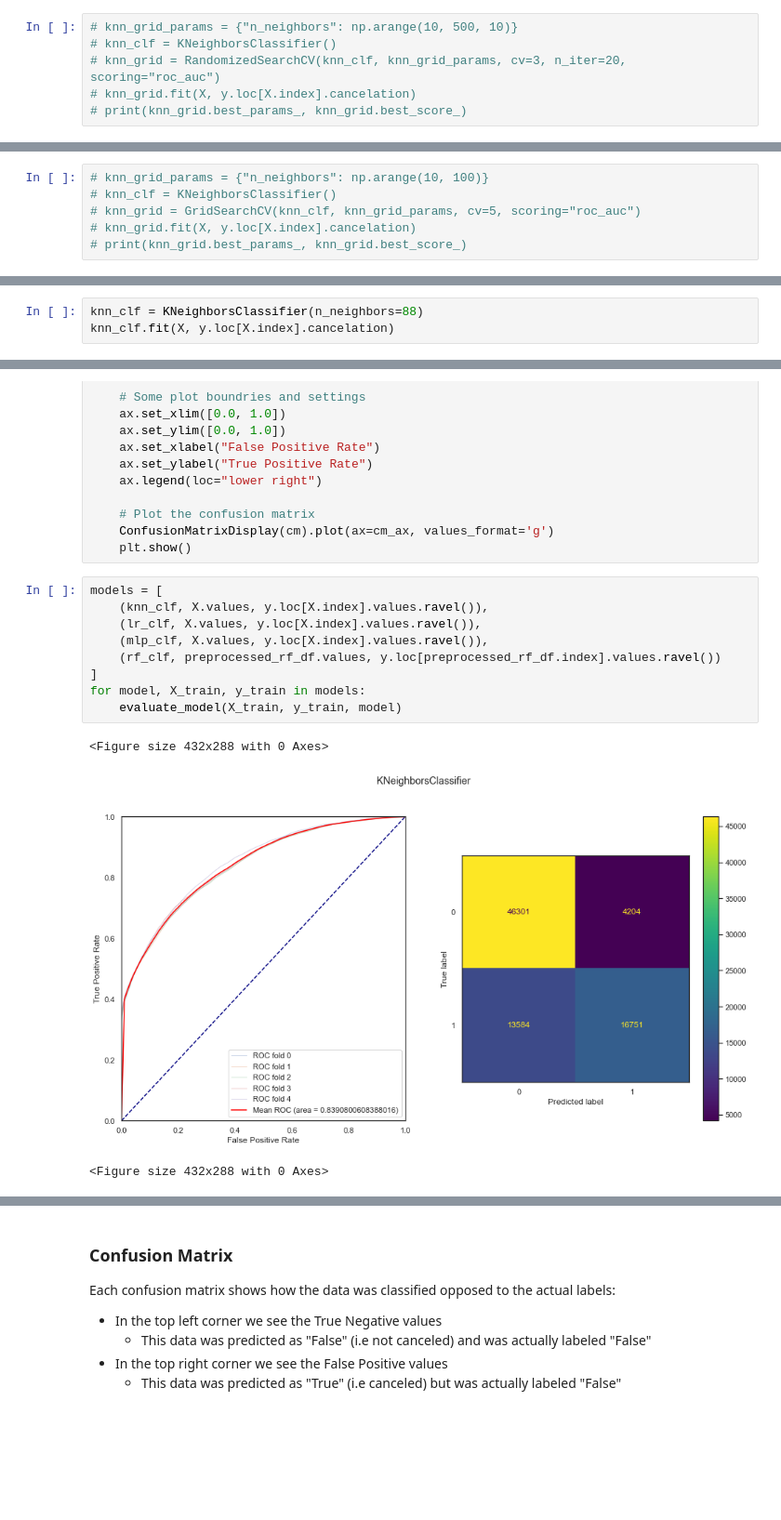
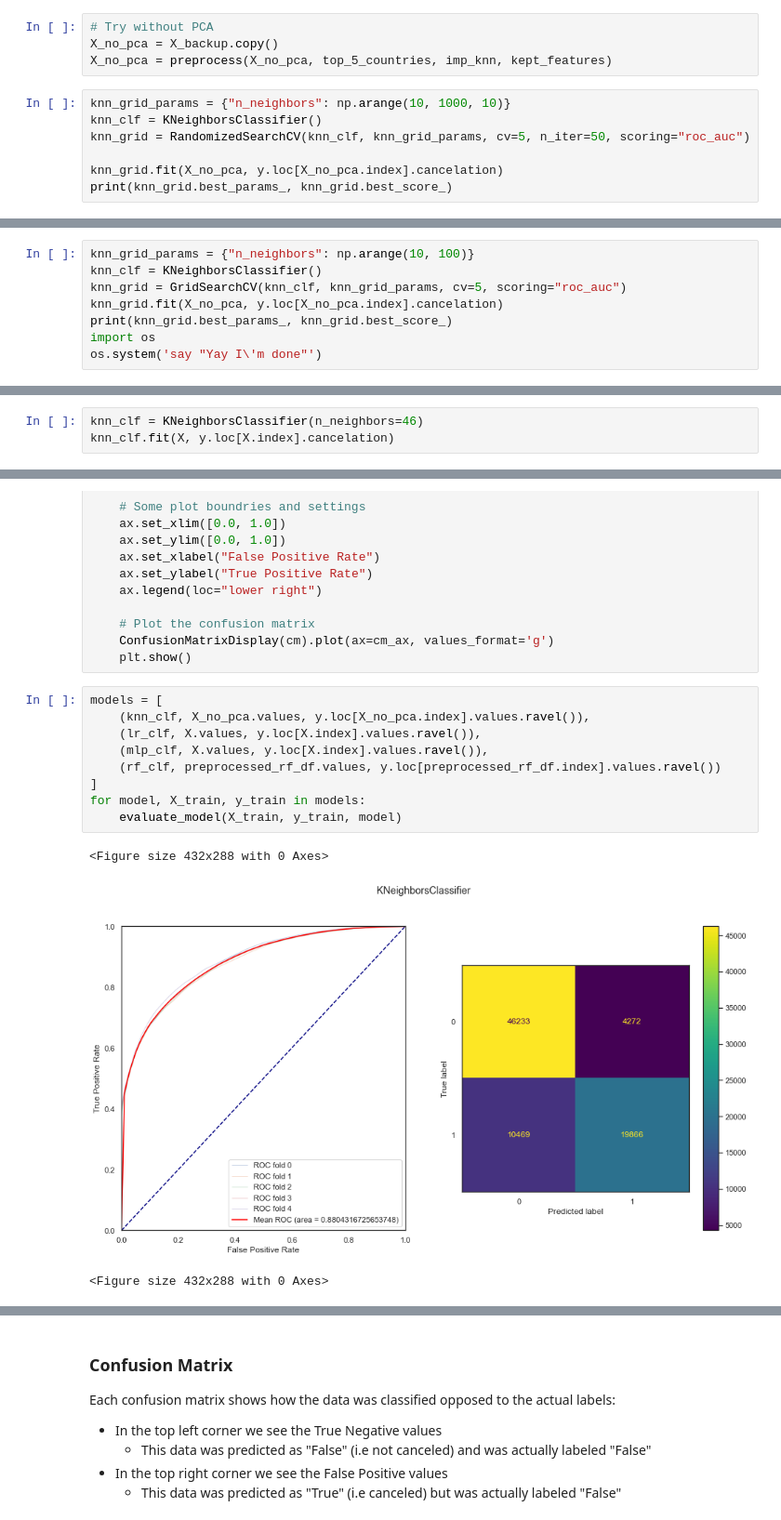
Before and after one commit to ofekinger/ML_Final_Project, a Jupyter notebook: submission.ipynb, the cells around one changed output, grey strips where cells are left out. Shown: that part at 93% size. Saved outputs shown, nothing was run; the diff lists cells and outputs as text; blank space fills up the shorter version.

Commit message:
Submission 2: anon_feat_13 with dummy variable 25 best features - KNN (No PCA): 0.88043 - LR: 0.80875 - MLP: 0.84948 - RF: 0.93537

```diff
--- a/submission.ipynb
+++ b/submission.ipynb
@@ -509,9 +505,14 @@ This allows us to get a good starting point to then pass to GridSearchCV to get
 # %% [markdown]
 The following code block gave this result (saving the execution time): <br/>
 <code>{'n_neighbors': 100} 0.840115221288399</code>
+# %%
+# Try without PCA
+X_no_pca = X_backup.copy()
+X_no_pca = preprocess(X_no_pca, top_5_countries, imp_knn, kept_features)
 # %%
-# knn_grid_params = {"n_neighbors": np.arange(10, 500, 10)}
-# knn_clf = KNeighborsClassifier()
-# knn_grid = RandomizedSearchCV(knn_clf, knn_grid_params, cv=3, n_iter=20, scoring="roc_auc")
-# knn_grid.fit(X, y.loc[X.index].cancelation)
-# print(knn_grid.best_params_, knn_grid.best_score_)
+knn_grid_params = {"n_neighbors": np.arange(10, 1000, 10)}
+knn_clf = KNeighborsClassifier()
+knn_grid = RandomizedSearchCV(knn_clf, knn_grid_params, cv=5, n_iter=50, scoring="roc_auc")
+
+knn_grid.fit(X_no_pca, y.loc[X_no_pca.index].cancelation)
+print(knn_grid.best_params_, knn_grid.best_score_)
@@ -522,8 +530,10 @@ We'll use GridSearchCV to see that:
 The following code block gave this result (saving the execution time): <br/>
 <code>{'n_neighbors': 88} 0.8408099392770565</code>
 # %%
-# knn_grid_params = {"n_neighbors": np.arange(10, 100)}
-# knn_clf = KNeighborsClassifier()
-# knn_grid = GridSearchCV(knn_clf, knn_grid_params, cv=5, scoring="roc_auc")
-# knn_grid.fit(X, y.loc[X.index].cancelation)
-# print(knn_grid.best_params_, knn_grid.best_score_)
+knn_grid_params = {"n_neighbors": np.arange(10, 100)}
+knn_clf = KNeighborsClassifier()
+knn_grid = GridSearchCV(knn_clf, knn_grid_params, cv=5, scoring="roc_auc")
+knn_grid.fit(X_no_pca, y.loc[X_no_pca.index].cancelation)
+print(knn_grid.best_params_, knn_grid.best_score_)
+import os
+os.system('say "Yay I\'m done"')
@@ -530,6 +543,6 @@ The following code block gave this result (saving the execution time): <br/>
 # %% [markdown]
 So let's train the model with the best n_neighbors value of <code>88</code>:
 # %%
-knn_clf = KNeighborsClassifier(n_neighbors=88)
+knn_clf = KNeighborsClassifier(n_neighbors=46)
 knn_clf.fit(X, y.loc[X.index].cancelation)
 # %% [output]
@@ -696,16 +709,16 @@ def evaluate_model(X, y, clf, n_splits=5, shuffle=False):
     plt.show()
 # %%
 models = [
-    (knn_clf, X.values, y.loc[X.index].values.ravel()),
+    (knn_clf, X_no_pca.values, y.loc[X_no_pca.index].values.ravel()),
     (lr_clf, X.values, y.loc[X.index].values.ravel()),
     (mlp_clf, X.values, y.loc[X.index].values.ravel()),
     (rf_clf, preprocessed_rf_df.values, y.loc[preprocessed_rf_df.index].values.ravel())
 ]
 for model, X_train, y_train in models:
     evaluate_model(X_train, y_train, model)
 # %% [output]
 <Figure size 432x288 with 0 Axes>
-[figure, old version]
+[figure, new version]
 <Figure size 432x288 with 0 Axes>
 [figure]
 <Figure size 432x288 with 0 Axes>
```
Also changed, not shown: parts of 11 cells of this notebook.
